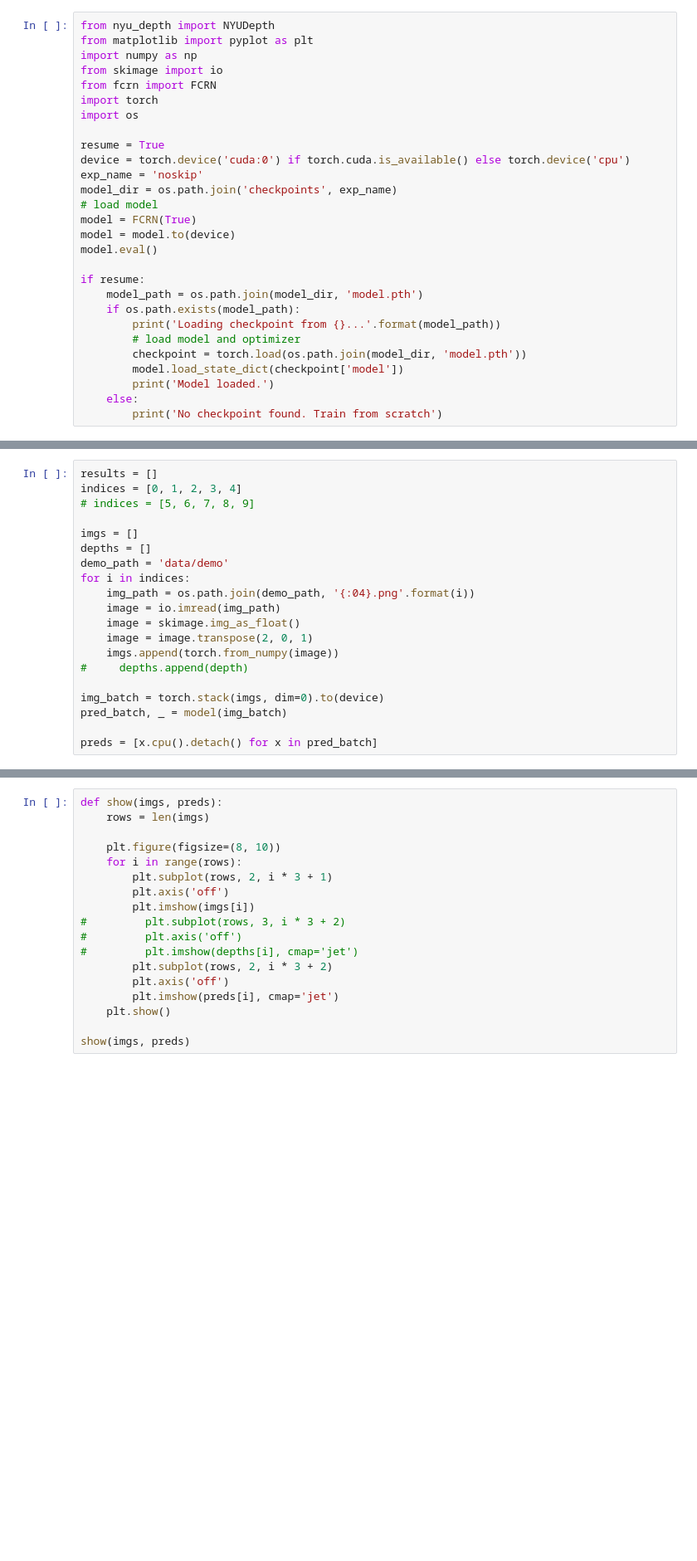
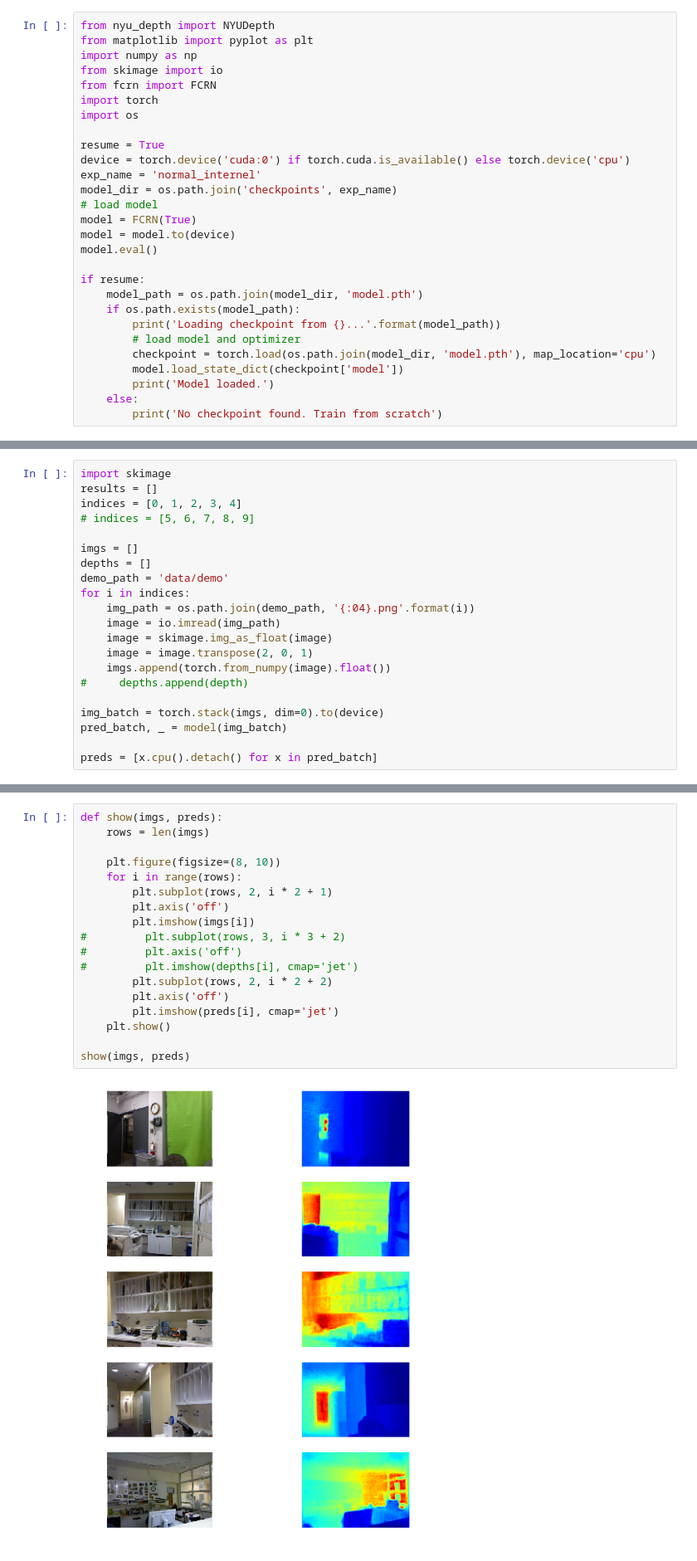
Before and after one commit to RobertoIV/FCRNN, a Jupyter notebook: demo.ipynb, the cells around one changed output, grey strips where cells are left out. Shown at 83% size. Drawn from its saved outputs; the diff is of its cells as text; blank space fills up the shorter version.

```diff
--- a/demo.ipynb
+++ b/demo.ipynb
@@ -9,7 +9,7 @@ import os
 
 resume = True
 device = torch.device('cuda:0') if torch.cuda.is_available() else torch.device('cpu')
-exp_name = 'noskip'
+exp_name = 'normal_internel'
 model_dir = os.path.join('checkpoints', exp_name)
 # load model
 model = FCRN(True)
@@ -21,7 +21,7 @@ if resume:
     if os.path.exists(model_path):
         print('Loading checkpoint from {}...'.format(model_path))
         # load model and optimizer
-        checkpoint = torch.load(os.path.join(model_dir, 'model.pth'))
+        checkpoint = torch.load(os.path.join(model_dir, 'model.pth'), map_location='cpu')
         model.load_state_dict(checkpoint['model'])
         print('Model loaded.')
     else:
@@ -31,5 +31,6 @@ Loading checkpoint from checkpoints/noskip/model.pth...
 Model loaded.
 # %%
+import skimage
 results = []
 indices = [0, 1, 2, 3, 4]
 # indices = [5, 6, 7, 8, 9]
@@ -40,9 +41,9 @@ demo_path = 'data/demo'
 for i in indices:
     img_path = os.path.join(demo_path, '{:04}.png'.format(i))
     image = io.imread(img_path)
-    image = skimage.img_as_float()
+    image = skimage.img_as_float(image)
     image = image.transpose(2, 0, 1)
-    imgs.append(torch.from_numpy(image))
+    imgs.append(torch.from_numpy(image).float())
 #     depths.append(depth)
 
 img_batch = torch.stack(imgs, dim=0).to(device)
@@ -67,18 +57,20 @@ preds = [x.numpy()[0] for x in preds]
 # %%
 def show(imgs, preds):
     rows = len(imgs)
 
     plt.figure(figsize=(8, 10))
     for i in range(rows):
-        plt.subplot(rows, 2, i * 3 + 1)
+        plt.subplot(rows, 2, i * 2 + 1)
         plt.axis('off')
         plt.imshow(imgs[i])
 #         plt.subplot(rows, 3, i * 3 + 2)
 #         plt.axis('off')
 #         plt.imshow(depths[i], cmap='jet')
-        plt.subplot(rows, 2, i * 3 + 2)
+        plt.subplot(rows, 2, i * 2 + 2)
         plt.axis('off')
         plt.imshow(preds[i], cmap='jet')
     plt.show()
 
 show(imgs, preds)
+# %% [output]
+[figure, added]
```
Also changed, not shown: parts of 3 cells of this notebook, 1 other file.
